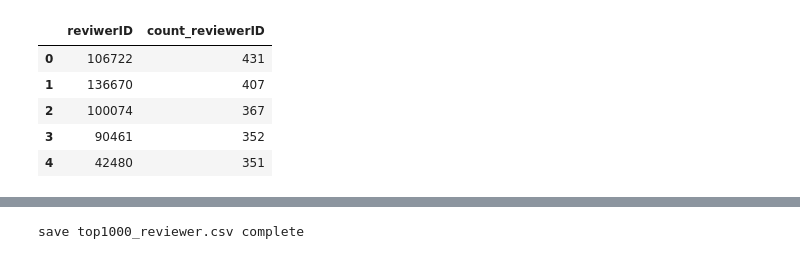
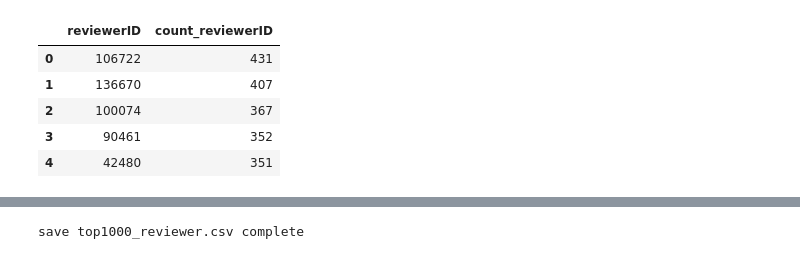
Before and after one commit to PattarapornH/mining-project, a Jupyter notebook: association_rules.ipynb, the cells around one changed output, grey strips where cells are left out. Drawn from its saved outputs; the diff is of its cells as text; code cells hidden in the pictures.

```diff
--- a/association_rules.ipynb
+++ b/association_rules.ipynb
@@ -17,12 +17,12 @@ data.head()
 # %%
-df_groupby_id = data.groupby(data['reviwerID']).size().to_frame('count_reviewerID')
+df_groupby_id = data.groupby(data['reviewerID']).size().to_frame('count_reviewerID')
 df_count = df_groupby_id.sort_values(by=['count_reviewerID'], ascending = False)[0:1000]
 # df_count = df_count.set_index('index')
 df_count = df_count.reset_index()
 # df_count = df_count.reset_index(drop = True)
 df_count.head()
 # %% [output]
-|  | reviwerID | count_reviewerID |
+|  | reviewerID | count_reviewerID |
 | 0 | 106722 | 431 |
 | 1 | 136670 | 407 |
 | 2 | 100074 | 367 |
```
Also changed, not shown: parts of 6 cells of this notebook.
